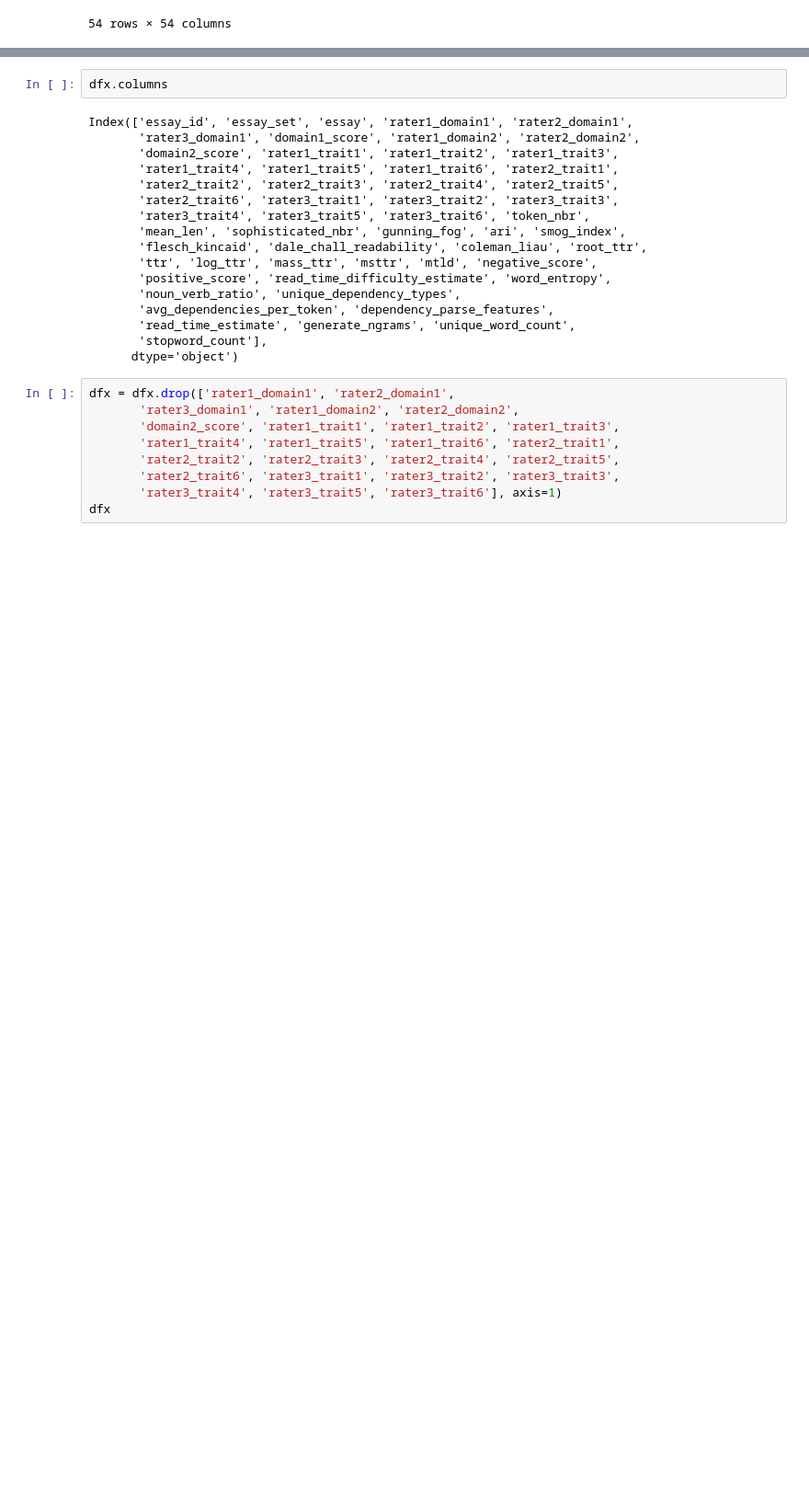
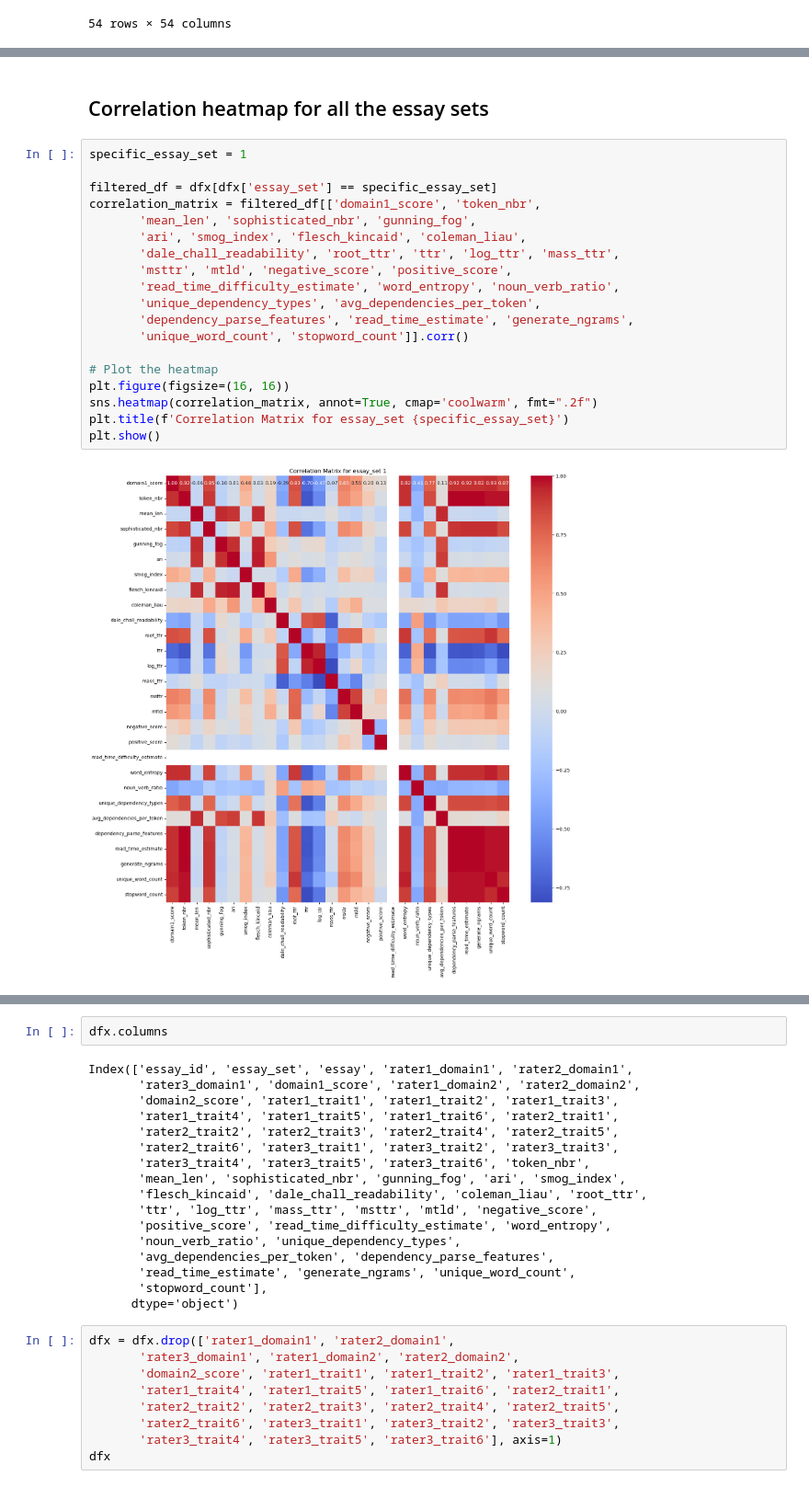
Before and after one commit to Henokagb/English-quality-prediction, a Jupyter notebook: Model_test.ipynb, the cells around one changed output, grey strips where cells are left out. Shown at 92% size. Cells and saved outputs as stored; diff of their text form; blank space fills up the shorter version.

```diff
--- a/Model_test.ipynb
+++ b/Model_test.ipynb
@@ -303,0 +332,23 @@ dfx[['essay_id', 'essay_set', 'rater1_domain1', 'rater2_domain1',
+# %% [markdown]
+## Correlation heatmap for all the essay sets
+# %%
+specific_essay_set = 1
+
+filtered_df = dfx[dfx['essay_set'] == specific_essay_set]
+correlation_matrix = filtered_df[['domain1_score', 'token_nbr',
+       'mean_len', 'sophisticated_nbr', 'gunning_fog',
+       'ari', 'smog_index', 'flesch_kincaid', 'coleman_liau',
+       'dale_chall_readability', 'root_ttr', 'ttr', 'log_ttr', 'mass_ttr',
+       'msttr', 'mtld', 'negative_score', 'positive_score',
+       'read_time_difficulty_estimate', 'word_entropy', 'noun_verb_ratio',
+       'unique_dependency_types', 'avg_dependencies_per_token',
+       'dependency_parse_features', 'read_time_estimate', 'generate_ngrams',
+       'unique_word_count', 'stopword_count']].corr()
+
+# Plot the heatmap
+plt.figure(figsize=(16, 16))
+sns.heatmap(correlation_matrix, annot=True, cmap='coolwarm', fmt=".2f")
+plt.title(f'Correlation Matrix for essay_set {specific_essay_set}')
+plt.show()
+# %% [output]
+[figure, added]
```
Also changed, not shown: parts of 19 cells of this notebook.
